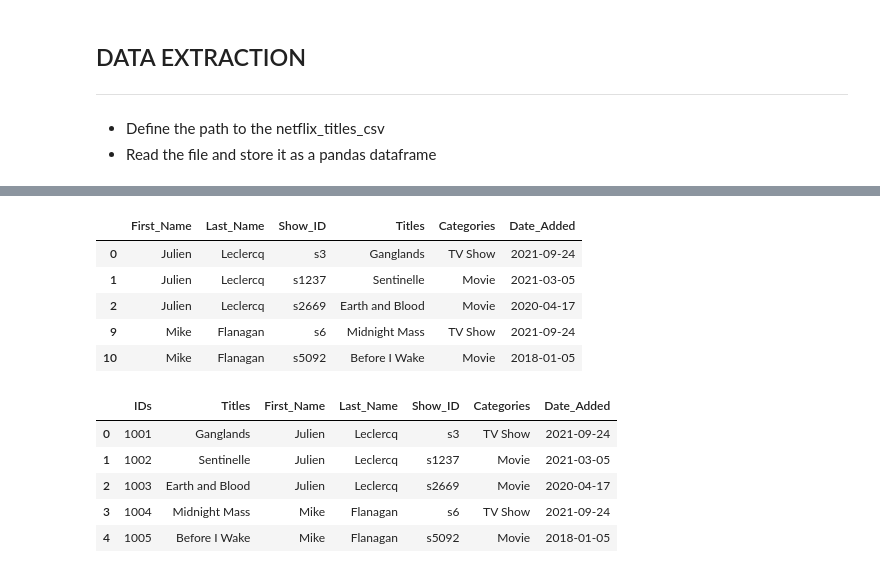
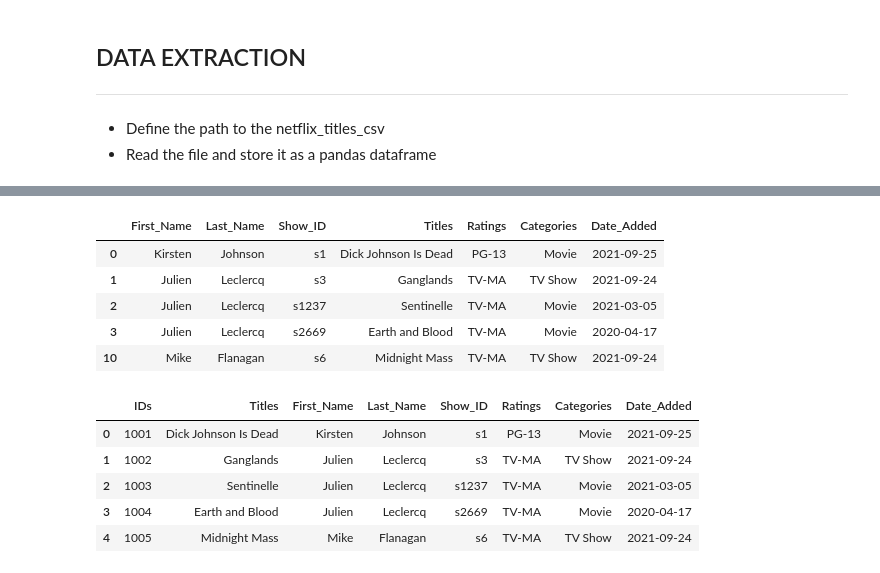
Before and after one commit to okalis05/DATA-ENGINEERING-PROJECT, a Jupyter notebook: Data-Engineering-project101.ipynb, the cells around one changed output, grey strips where cells are left out. Drawn from its saved outputs; the diff is of its cells as text; code cells hidden in the pictures.

```diff
--- a/Data-Engineering-project101.ipynb
+++ b/Data-Engineering-project101.ipynb
@@ -98,7 +101,7 @@ reduced_df.head()
 # %%
 #Capitalize and rename the columns for a more appealing display
-netflix_df = reduced_df.rename(columns = {'show_id':'Show_ID','type':'Categories','title':'Titles','director':'Directors','cast':'Actors',
-                                          'date_added':'Date_Added','rating':'Ratings'})
+netflix_df = reduced_df.rename(columns = {'show_id':'Show_ID','title':'Titles','type':'Categories',
+                                'date_added':'Date_Added','rating':'Ratings','director':'Directors'})
 
 netflix_df.head()
 # %% [output]
@@ -111,4 +113,0 @@ netflix_df.head()
-# %%
-#Reorder the columns
-netflix_df = netflix_df[['Show_ID','Titles','Categories','Date_Added','Ratings','Directors','Actors']]
-netflix_df.head()
@@ -248,5 +285,5 @@ director_data_df.head()
 # %%
 #Extract the columns of interest
-director_data_df = director_data_df[['Show_ID','Titles','Categories','Date_Added','Directors']]
+director_data_df = director_data_df[['Show_ID','Titles','Ratings','Categories','Date_Added','Directors']]
 director_data_df.head()
 # %% [output]
@@ -320,36 +358,35 @@ director_df.head()
 # %%
 #drop the director column
-director_df = director_df[['First_Name','Last_Name','Show_ID','Titles','Categories','Date_Added']]
+director_df = director_df[['First_Name','Last_Name','Show_ID','Titles','Ratings','Categories','Date_Added']].dropna()
 director_df.head()
 # %% [output]
-|  | First_Name | Last_Name | Show_ID | Titles | Categories | Date_Added |
-| 0 | Julien | Leclercq | s3 | Ganglands | TV Show | 2021-09-24 |
-| 1 | Julien | Leclercq | s1237 | Sentinelle | Movie | 2021-03-05 |
-| 2 | Julien | Leclercq | s2669 | Earth and Blood | Movie | 2020-04-17 |
-| 9 | Mike | Flanagan | s6 | Midnight Mass | TV Show | 2021-09-24 |
-| 10 | Mike | Flanagan | s5092 | Before I Wake | Movie | 2018-01-05 |
+|  | First_Name | Last_Name | Show_ID | Titles | Ratings | Categories | Date_Added |
+| 0 | Kirsten | Johnson | s1 | Dick Johnson Is Dead | PG-13 | Movie | 2021-09-25 |
+| 1 | Julien | Leclercq | s3 | Ganglands | TV-MA | TV Show | 2021-09-24 |
+| 2 | Julien | Leclercq | s1237 | Sentinelle | TV-MA | Movie | 2021-03-05 |
+| 3 | Julien | Leclercq | s2669 | Earth and Blood | TV-MA | Movie | 2020-04-17 |
+| 10 | Mike | Flanagan | s6 | Midnight Mass | TV-MA | TV Show | 2021-09-24 |
 # %%
 #create a unique id column
 titles = director_df['Titles']
 #get the count of the titles
 titles_count = director_df['Titles'].count()
 #create a numpy array of the length of titles
-#np_tid = np.arange(1,5195)
-np_titles = np.arange(1,5195)
-#set the id
-ID = [f'100{x}'for x in range(1,5195)]
+np_titles = np.arange(1,5494)
+#set the id format
+ID = [f'100{x}'for x in range(1,5494)]
 #add the id  column to the director_df
 id_df= pd.DataFrame({'IDs':ID,'Titles':titles})
 # concatenating id_df and director_df along columns
-director_df = pd.merge(id_df,director_df,on='Titles')
+director_df = pd.merge(id_df,director_df)
 #display the first5 row
 director_df.head()
 # %% [output]
-|  | IDs | Titles | First_Name | Last_Name | Show_ID | Categories | Date_Added |
-| 0 | 1001 | Ganglands | Julien | Leclercq | s3 | TV Show | 2021-09-24 |
-| 1 | 1002 | Sentinelle | Julien | Leclercq | s1237 | Movie | 2021-03-05 |
-| 2 | 1003 | Earth and Blood | Julien | Leclercq | s2669 | Movie | 2020-04-17 |
-| 3 | 1004 | Midnight Mass | Mike | Flanagan | s6 | TV Show | 2021-09-24 |
-| 4 | 1005 | Before I Wake | Mike | Flanagan | s5092 | Movie | 2018-01-05 |
+|  | IDs | Titles | First_Name | Last_Name | Show_ID | Ratings | Categories | Date_Added |
+| 0 | 1001 | Dick Johnson Is Dead | Kirsten | Johnson | s1 | PG-13 | Movie | 2021-09-25 |
+| 1 | 1002 | Ganglands | Julien | Leclercq | s3 | TV-MA | TV Show | 2021-09-24 |
+| 2 | 1003 | Sentinelle | Julien | Leclercq | s1237 | TV-MA | Movie | 2021-03-05 |
+| 3 | 1004 | Earth and Blood | Julien | Leclercq | s2669 | TV-MA | Movie | 2020-04-17 |
+| 4 | 1005 | Midnight Mass | Mike | Flanagan | s6 | TV-MA | TV Show | 2021-09-24 |
 # %%
 #Export the new dataframe as cast_df.csv to a csv file.
```
Also changed, not shown: parts of 32 cells of this notebook, 14 other files.
